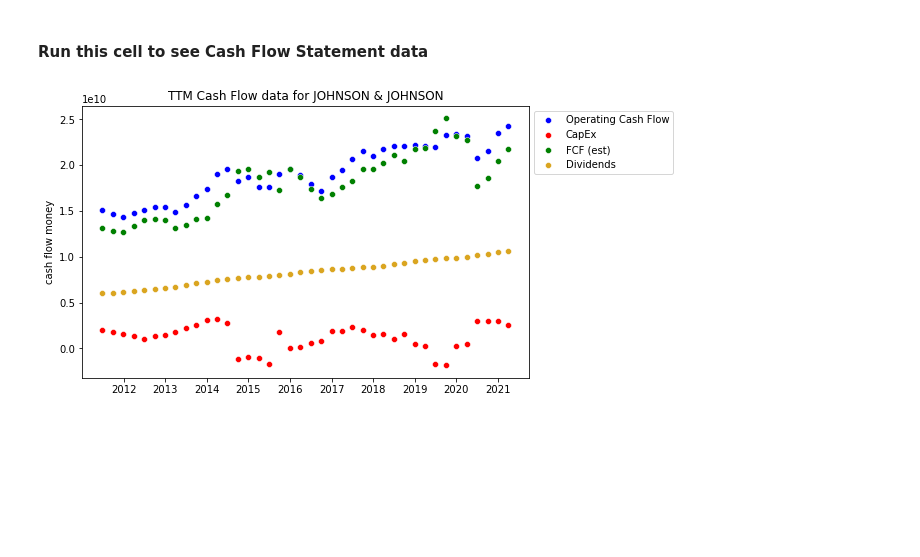
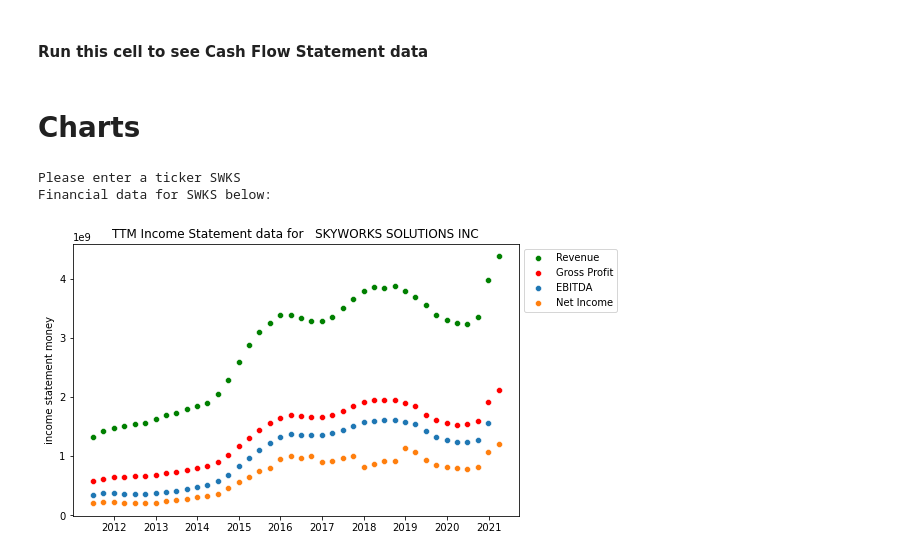
Before and after one commit to sfreagin/SEC_testing, a Jupyter notebook: graphic_test.ipynb, the cells around one changed output. Cells and saved outputs as stored; diff of their text form; code cells hidden in the pictures; blank space fills up the shorter version.

```diff
--- a/graphic_test.ipynb
+++ b/graphic_test.ipynb
@@ -87,16 +87,17 @@ Please enter a ticker JNJ
 # %% [markdown]
 #### If no errors, then run this cell to see Income Statement data
 # %%
-# plot the charts I like most
-plt.figure(figsize=(8,5))
-sns.scatterplot(data=income_df,x=income_df.index,y='Revenue',color='green')
-sns.scatterplot(data=income_df,x=income_df.index,y='Gross Profit',color='red')
-sns.scatterplot(data=income_df,x=income_df.index,y='EBITDA')
-sns.scatterplot(data=income_df,x=income_df.index,y='Net Income Common')
-plt.legend(labels=['Revenue','Gross Profit','EBITDA','Net Income'],bbox_to_anchor=(1,1));
-plt.ylabel('income statement money')
-# this code is optional,
-# it may bounce errors if the ticker isn't in stocks_list
-# try big familiar tickers like JNJ or INTC to calibrate
-ticker_name = stock_list[stock_list['Ticker']==ticker]['Name'].to_string()
-plt.title(f'TTM Income Statement data for {ticker_name[5:]}');
+def income_statement_chart_maker(income_df):
+    # plot the charts I like most
+    plt.figure(figsize=(8,5))
+    sns.scatterplot(data=income_df,x=income_df.index,y='Revenue',color='green')
+    sns.scatterplot(data=income_df,x=income_df.index,y='Gross Profit',color='red')
+    sns.scatterplot(data=income_df,x=income_df.index,y='EBITDA')
+    sns.scatterplot(data=income_df,x=income_df.index,y='Net Income Common')
+    plt.legend(labels=['Revenue','Gross Profit','EBITDA','Net Income'],bbox_to_anchor=(1,1));
+    plt.ylabel('income statement money')
+    # this code is optional,
+    # it may bounce errors if the ticker isn't in stocks_list
+    # try big familiar tickers like JNJ or INTC to calibrate
+    ticker_name = stock_list[stock_list['Ticker']==ticker]['Name'].to_string()
+    plt.title(f'TTM Income Statement data for {ticker_name[5:]}');
@@ -123,17 +121,29 @@ plt.title(f'TTM Balance Sheet data for {ticker_name[5:]}');
 # %% [markdown]
 #### Run this cell to see Cash Flow Statement data
 # %%
-plt.figure(figsize=(8,5))
-sns.scatterplot(data=cashflow_df,x=cashflow_df.index,y="Operating Cash Flow", color='blue')
-sns.scatterplot(data=cashflow_df,x=cashflow_df.index,y=-cashflow_df["Capital expenditures"], color='red')
-sns.scatterplot(data=cashflow_df,x=cashflow_df.index,y=cashflow_df["Operating Cash Flow"]+cashflow_df["Capital expenditures"], color='green')
-sns.scatterplot(data=cashflow_df,x=cashflow_df.index,y=-cashflow_df["Dividends Paid (Total)"], color='goldenrod')
-plt.legend(labels=['Operating Cash Flow','CapEx','FCF (est)','Dividends'],bbox_to_anchor=(1,1));
-plt.ylabel('cash flow money')
-# this code is optional,
-# it may bounce errors if the ticker isn't in stocks_list
-# try big familiar tickers like JNJ or INTC to calibrate
-ticker_name = stock_list[stock_list['Ticker']==ticker]['Name'].to_string()
-plt.title(f'TTM Cash Flow data for {ticker_name[5:]}');
+def cash_flow_chart_maker(cashflow_df):
+    plt.figure(figsize=(8,5))
+    sns.scatterplot(data=cashflow_df,x=cashflow_df.index,y="Operating Cash Flow", color='blue')
+    sns.scatterplot(data=cashflow_df,x=cashflow_df.index,y=-cashflow_df["Capital expenditures"], color='red')
+    sns.scatterplot(data=cashflow_df,x=cashflow_df.index,y=cashflow_df["Operating Cash Flow"]+cashflow_df["Capital expenditures"], color='green')
+    sns.scatterplot(data=cashflow_df,x=cashflow_df.index,y=-cashflow_df["Dividends Paid (Total)"], color='goldenrod')
+    plt.legend(labels=['Operating Cash Flow','CapEx','FCF (est)','Dividends'],bbox_to_anchor=(1,1));
+    plt.ylabel('cash flow money')
+    # this code is optional,
+    # it may bounce errors if the ticker isn't in stocks_list
+    # try big familiar tickers like JNJ or INTC to calibrate
+    ticker_name = stock_list[stock_list['Ticker']==ticker]['Name'].to_string()
+    plt.title(f'TTM Cash Flow data for {ticker_name[5:]}');
-# %% [output]
-[figure, removed]
+# %% [markdown]
+# Charts
+# %%
+# call the function and print charts
+income_df,balance_df, cashflow_df, ticker = ticker_input()
+print(f"Financial data for {ticker.upper()} below:")
+# %% [output]
+Please enter a ticker SWKS
+Financial data for SWKS below:
+# %%
+income_statement_chart_maker(income_df)
+# %% [output]
+[figure, added]
```
Also changed, not shown: parts of 11 cells of this notebook.
